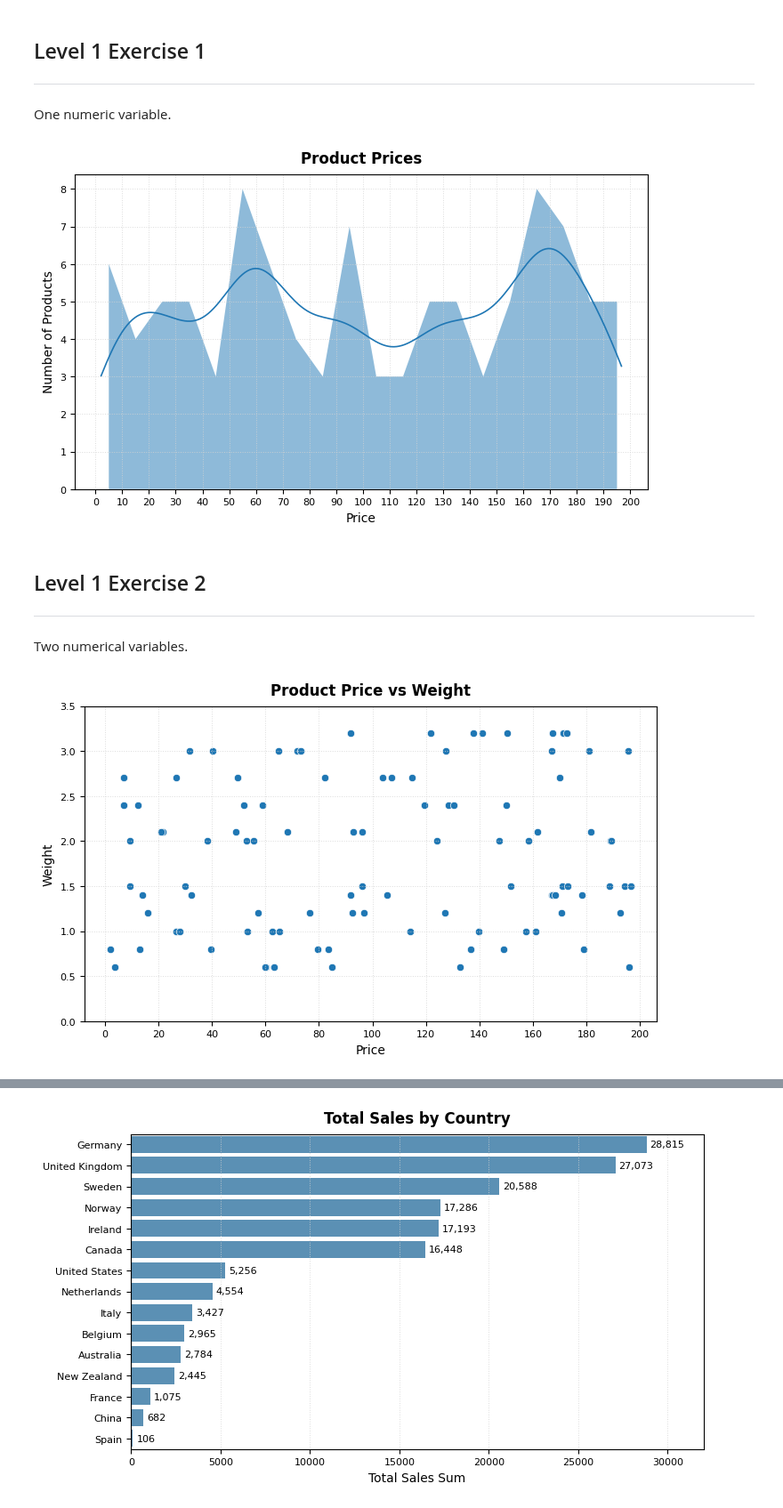
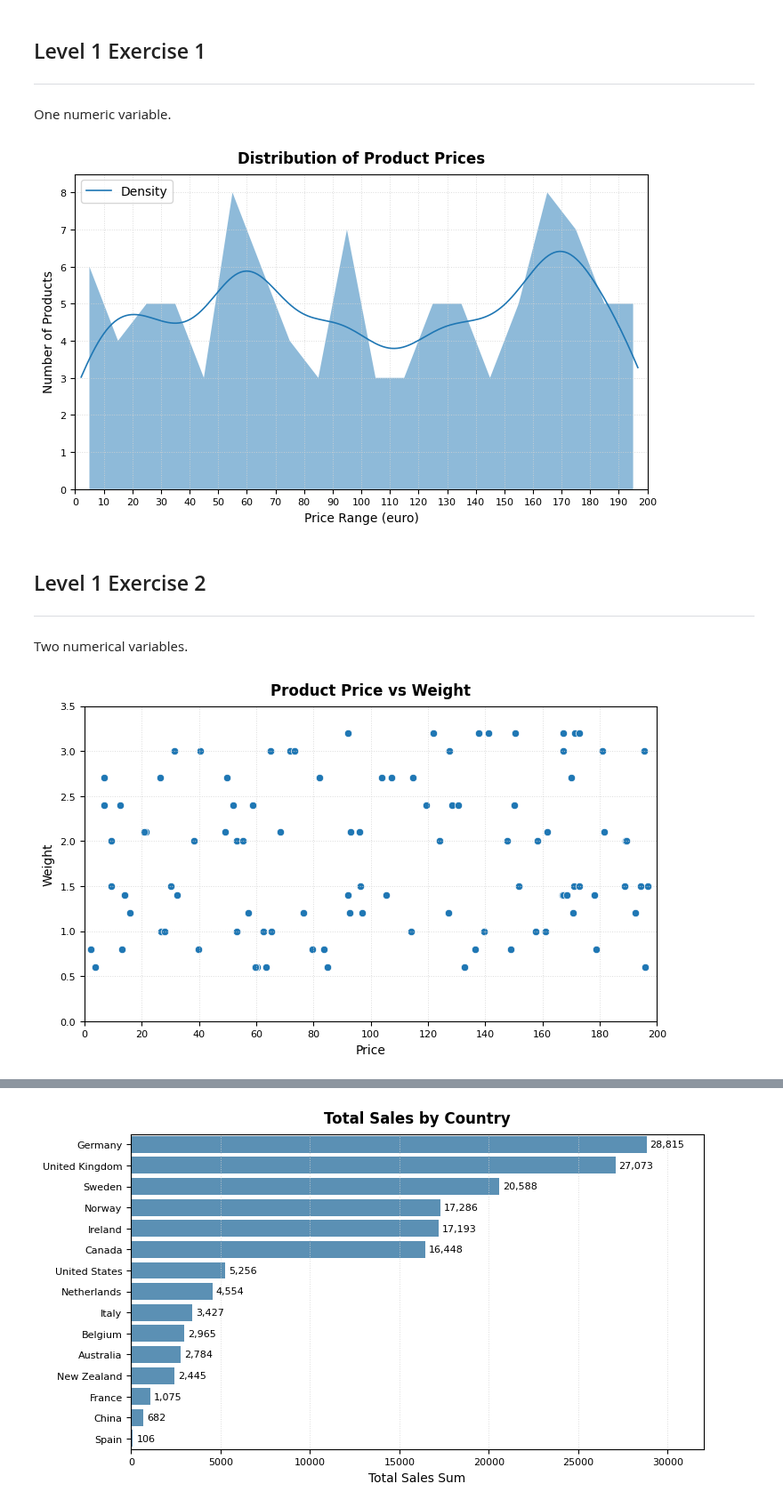
Before and after one commit to leocareer/DA_specialization, a Jupyter notebook: Sprint_08/S8_01.ipynb, the cells around one changed output, grey strips where cells are left out. Shown at 89% size. Drawn from its saved outputs; the diff is of its cells as text; code cells hidden in the pictures.

```diff
--- a/Sprint_08/S8_01.ipynb
+++ b/Sprint_08/S8_01.ipynb
@@ -44,31 +44,34 @@ One numeric variable.
 # %%
 bins = np.arange(0, int(df_products['price'].max()) + 10, 10)
 
 fig, ax = plt.subplots(figsize=(8.3, 4.6))
 
 sns.histplot(
     x=df_products['price'],
     bins=bins,
     kde=True,
-    line_kws={'linewidth': 1.2},
+    line_kws={'linewidth': 1.2, 'label': 'Density'},
     kde_kws={'cut': 0, 'bw_adjust': 0.5},
     stat='count',
     alpha=0.5,
     edgecolor=None,
     element='poly',
     ax=ax
 )
 
-ax.set_title('Product Prices', fontweight='bold', verticalalignment='bottom')
-ax.set_xlabel('Price')
+ax.set_title('Distribution of Product Prices', fontweight='bold', verticalalignment='bottom')
+ax.set_xlabel('Price Range (euro)')
 ax.set_ylabel('Number of Products')
 ax.grid(linestyle=':', color='lightgray', linewidth=0.7, alpha=0.8)
 ax.set_xticks(bins)
 ax.tick_params(labelsize=8)
+ax.set_ylim(0, 8.5)
+ax.set_xlim(0, 200)
+ax.legend(loc='upper left')
 
 plt.show()
 # %% [output]
-[figure, old version]
+[figure, new version]
 # %% [markdown]
 ## Level 1 Exercise 2
 ---
@@ -88,11 +91,12 @@ ax.set_ylabel('Weight')
 ax.grid(linestyle=':', color='lightgray', linewidth=0.7, alpha=0.8)
 ax.tick_params(labelsize=8)
 ax.set_ylim(0, 3.5)
+ax.set_xlim(0, 200)
 ax.set_xticks(range(0, 201, 20))
 
 plt.show()
 # %% [output]
-[figure, old version]
+[figure, new version]
 # %% [markdown]
 ## Level 1 Exercise 3
 ---
```
Also changed, not shown: parts of 4 cells of this notebook.
